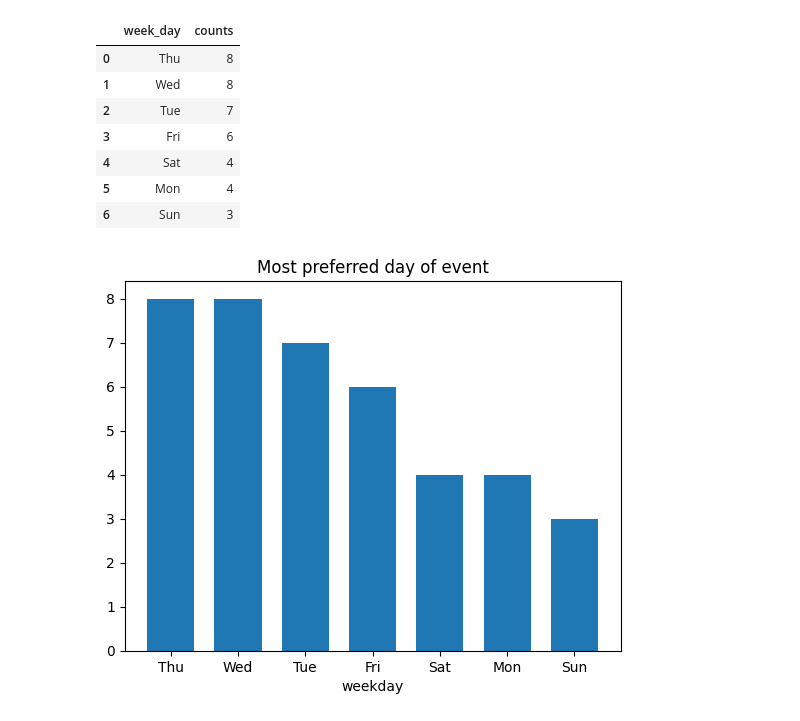
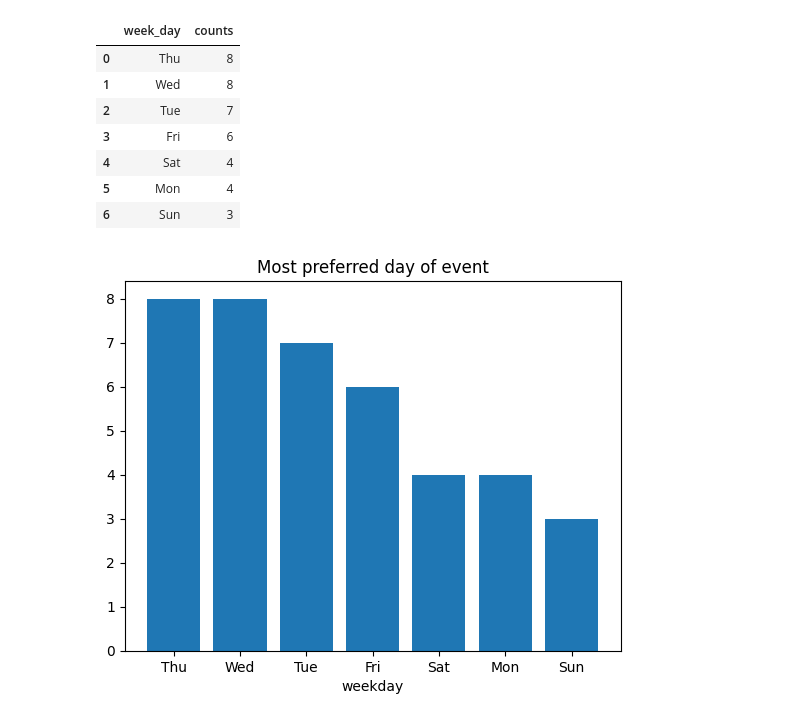
Before and after one commit to djibril968/Tribe_related_projects, a Jupyter notebook: spring_events_analytics.ipynb, the cells around one changed output. Cells and saved outputs as stored; diff of their text form; code cells hidden in the pictures.

```diff
--- a/spring_events_analytics.ipynb
+++ b/spring_events_analytics.ipynb
@@ -365,9 +367,9 @@ day_pref
 | 5 | Mon | 4 |
 | 6 | Sun | 3 |
 # %%
-plt.bar(day_pref['week_day'], day_pref['counts'], width = 0.7)
+plt.bar(day_pref['week_day'], day_pref['counts'])
 plt.title('Most preferred day of event')
 plt.xlabel('weekday')
 plt.show()
 # %% [output]
-[figure, old version]
+[figure, new version]
```
Also changed, not shown: parts of 4 cells of this notebook.
